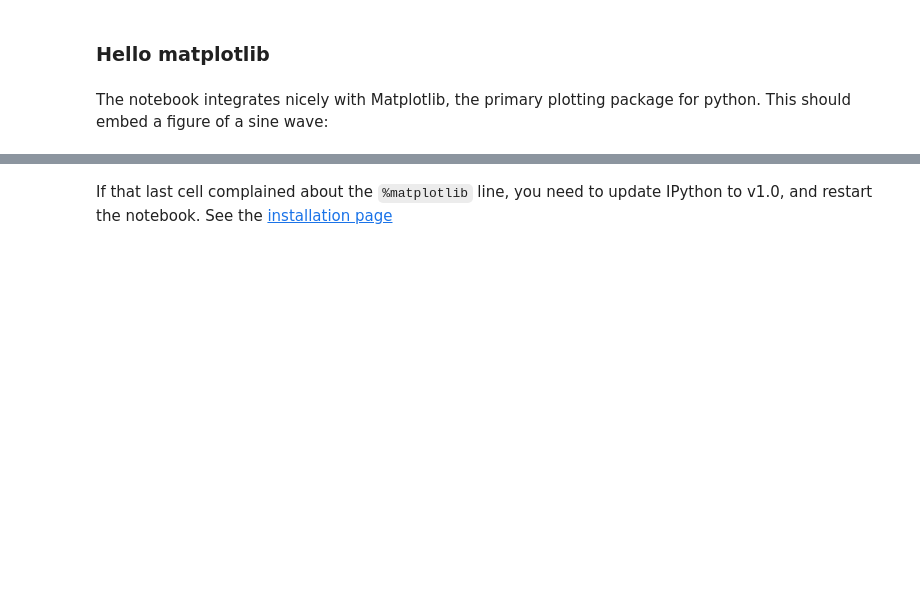
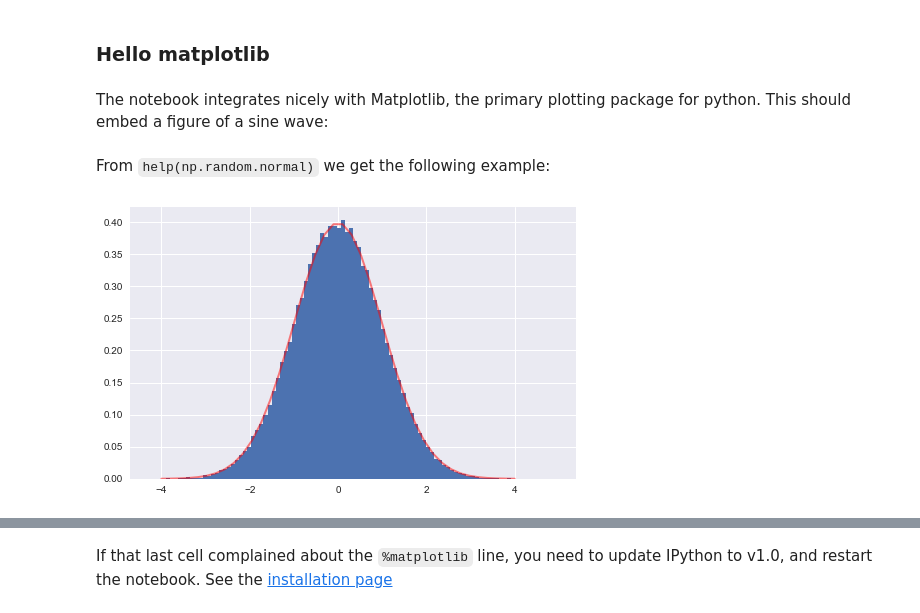
Before and after one commit to lav271/2015lab1, a Jupyter notebook: hw0.ipynb, the cells around one changed output, grey strips where cells are left out. Cells and saved outputs as stored; diff of their text form; code cells hidden in the pictures; blank space fills up the shorter version.

Commit message:
Added comments and examples to hw0

```diff
--- a/hw0.ipynb
+++ b/hw0.ipynb
@@ -497,4 +496,13 @@ import seaborn as sns #sets up styles and gives us more plotting options
 ### Hello matplotlib
 # %% [markdown]
 The notebook integrates nicely with Matplotlib, the primary plotting package for python. This should embed a figure of a sine wave:
+# %% [markdown]
+From `help(np.random.normal)` we get the following example:
+# %%
+test=np.random.normal(0,1,100000)
+plt.figure(figsize=(8,5))
+plt.hist(test,bins=100,normed=True);
+plt.plot(np.linspace(-4,4,40), 1/(np.sqrt(2 * np.pi))*np.exp(-((np.linspace(-4,4,40))**2 )/ 2),linewidth=2, color='r',alpha=0.5);
+# %% [output]
+[figure, added]
 # %%
```
Also changed, not shown: parts of 5 cells of this notebook, 1 other file.
